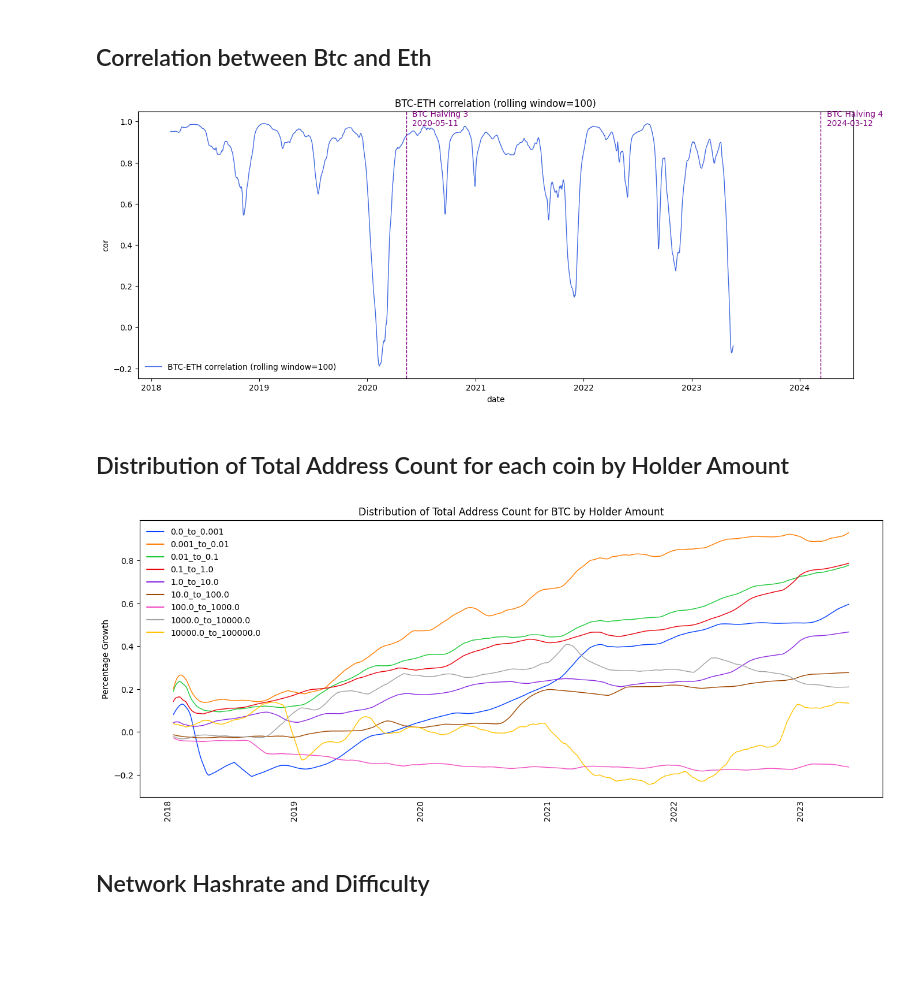
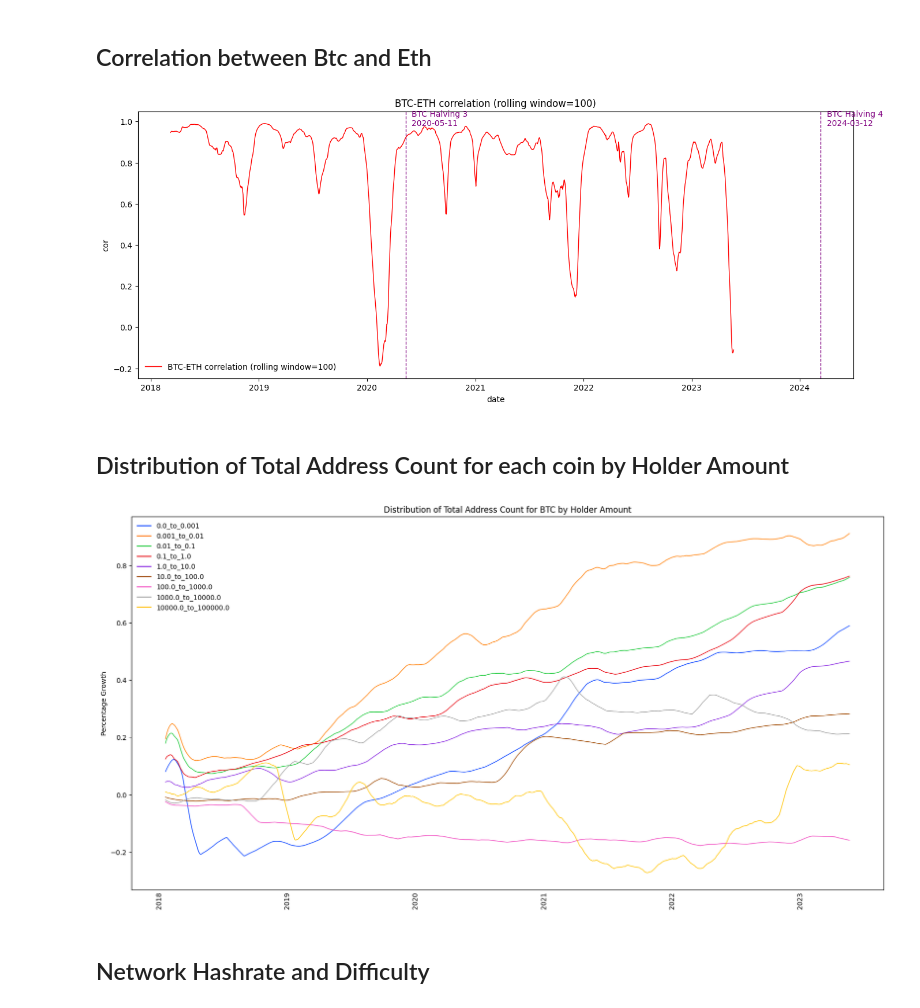
Before and after one commit to veiganlime/data-analytics, a Jupyter notebook: on-chain.ipynb, the cells around one changed output. Cells and saved outputs as stored; diff of their text form; code cells hidden in the pictures; blank space fills up the shorter version.

```diff
--- a/on-chain.ipynb
+++ b/on-chain.ipynb
@@ -178,31 +178,31 @@ df_cor_dateindex = df_price_merged.join(df_temp[::-1].set_index(df_temp.index)).
 
 fig, ax1 = plt.subplots(figsize=(16, 6))
 label = f'{btc}-{eth} correlation (rolling window={rolling_window})'
-sns.lineplot(data=df_cor_dateindex, x=df_cor_dateindex.index, y='cor', color='royalblue', linewidth=1.0, label=label)
+sns.lineplot(data=df_cor_dateindex, x=df_cor_dateindex.index, y='cor', color='red', linewidth=1.0, label=label)
 func_halving_dates(ax1, df_cor_dateindex.index, df_cor_dateindex[f'cor'])
 plt.legend(framealpha=0);
 plt.title(label);
 # %% [output]
-[figure, old version]
+[figure, new version]
 # %% [markdown]
 ## Distribution of Total Address Count for each coin by Holder Amount
 # %%
 distribution_df = df_distr.copy()
 
 for i in list(distribution_df.range.unique()):
     distribution_df.loc[df_distr.range == i, 'addressesCount_pct_cum'] = distribution_df[distribution_df.range == i]['addressesCount'].pct_change().dropna().cumsum().rolling(window=50).mean()
 distribution_df.dropna(inplace=True)
 
-fig, ax1 = plt.subplots(figsize=(16, 6))
+fig, ax1 = plt.subplots(figsize=(20, 10))
 sns.lineplot(data=distribution_df, x='date', hue='range', linewidth = 1.0, y='addressesCount_pct_cum', ax=ax1, palette='bright')
 plt.ylabel('Percentage Growth')
 ax1.tick_params(axis="x", rotation=90, labelsize=10, length=0)
 ax1.set(xlabel=None)
 plt.title(f'Distribution of Total Address Count for {btc} by Holder Amount')
 plt.legend(framealpha=0)
 plt.show()
 # %% [output]
-[figure, old version]
+[figure, new version]
 # %% [markdown]
 ## Network Hashrate and Difficulty
 # %%
```
Also changed, not shown: parts of 9 cells of this notebook.
